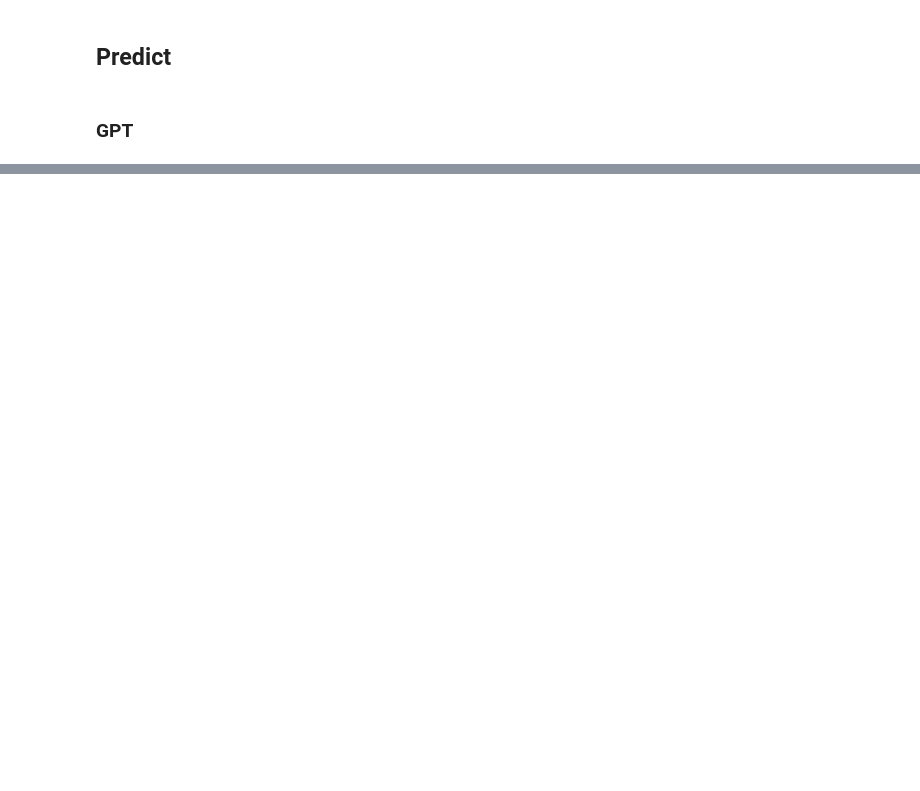
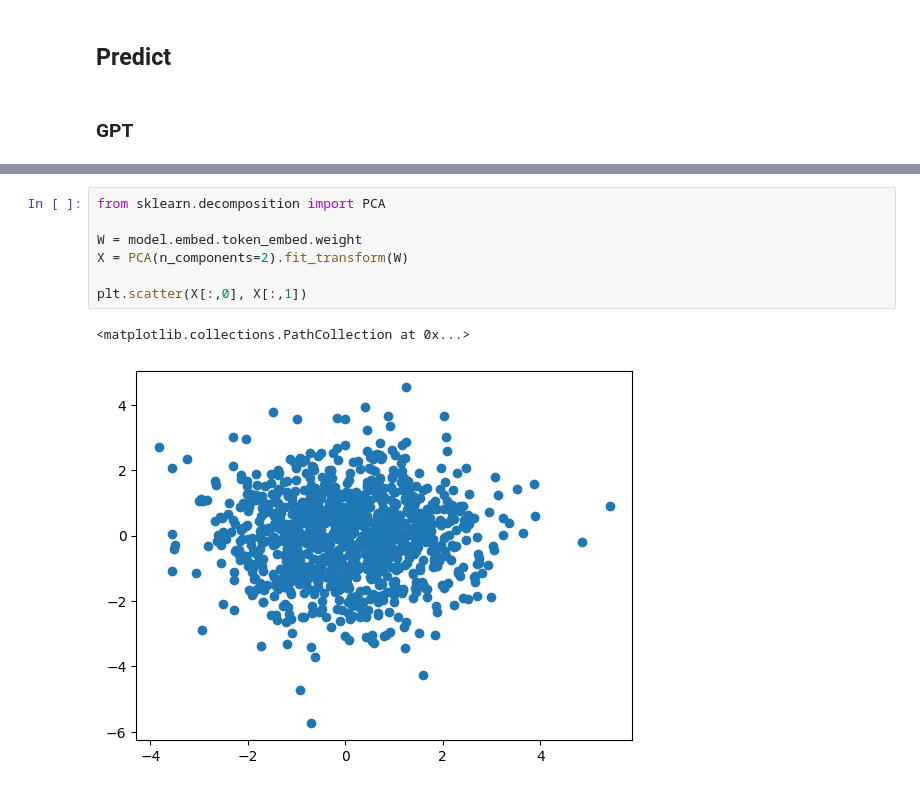
Before and after one commit to emeraldgoose/hcrot, a Jupyter notebook: notebooks/simple_gpt.ipynb, the cells around one changed output, grey strips where cells are left out. Saved outputs shown, nothing was run; the diff lists cells and outputs as text; blank space fills up the shorter version.

```diff
--- a/notebooks/simple_gpt.ipynb
+++ b/notebooks/simple_gpt.ipynb
@@ -323,0 +365,10 @@ top_k_top_p: Greate minds think alike, but they also think differently they also
+# %%
+from sklearn.decomposition import PCA
+
+W = model.embed.token_embed.weight
+X = PCA(n_components=2).fit_transform(W)
+
+plt.scatter(X[:,0], X[:,1])
+# %% [output]
+<matplotlib.collections.PathCollection at 0x...>
+[figure, added]
```
Also changed, not shown: parts of 17 cells of this notebook, 5 other files.
